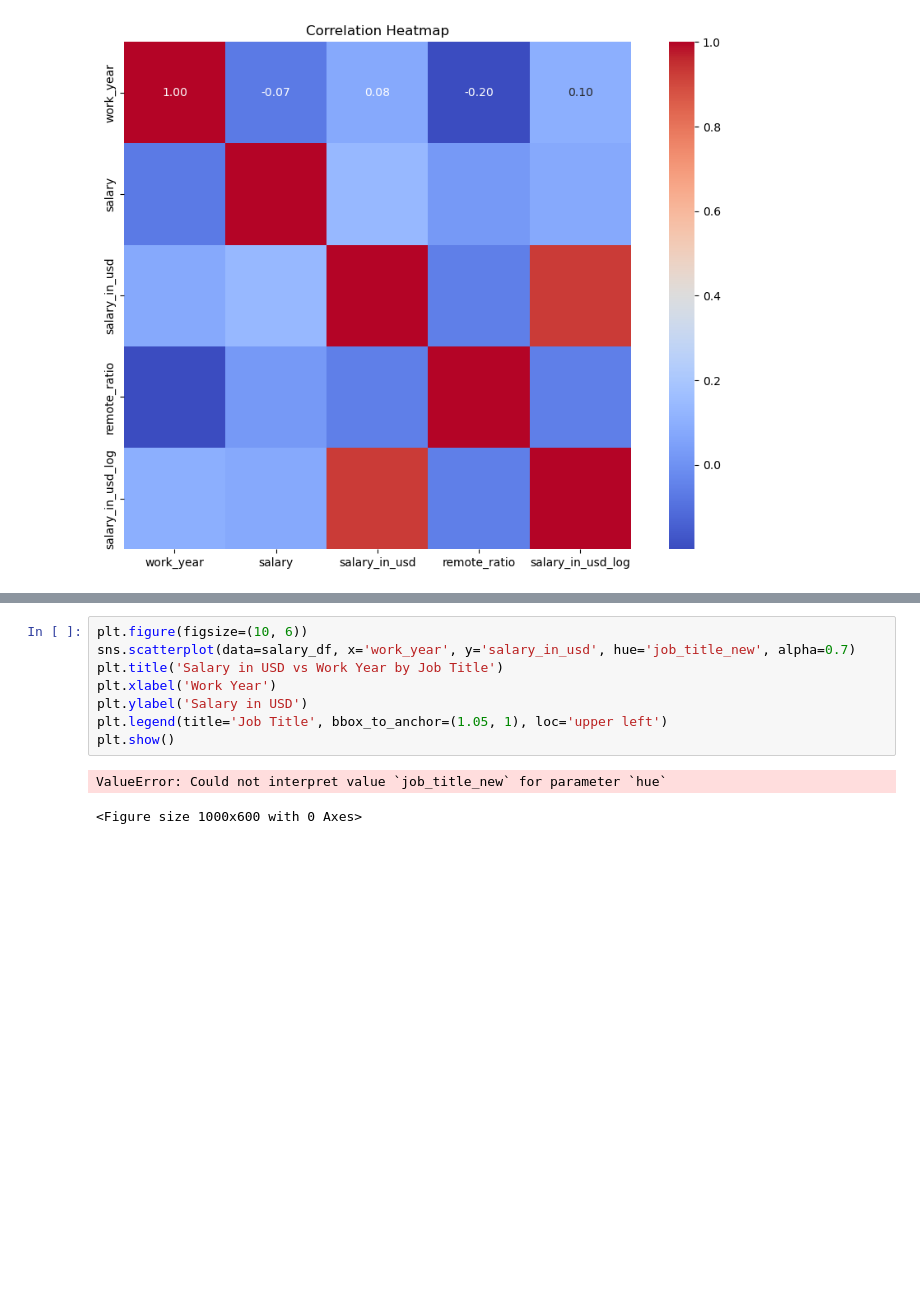
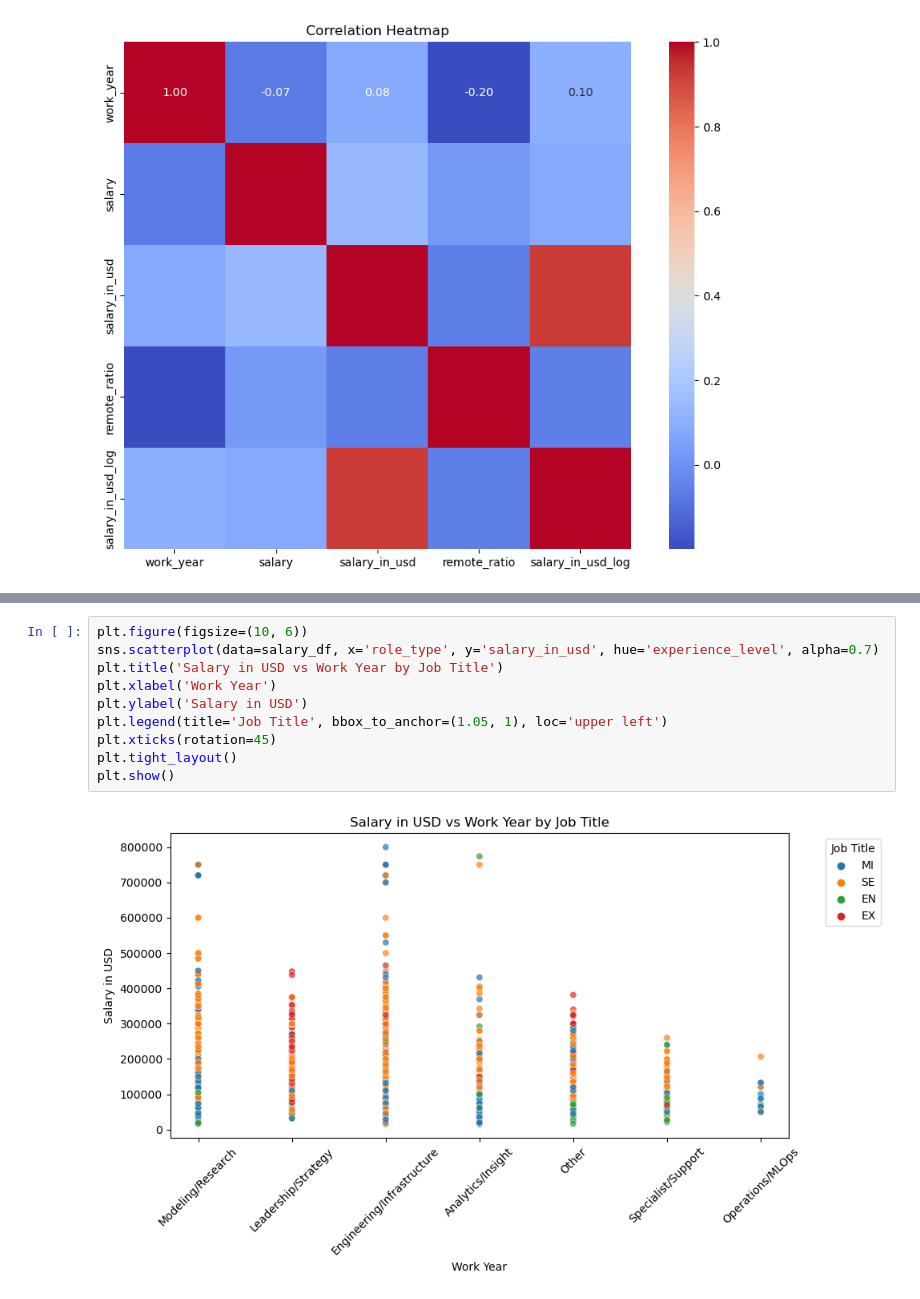
Before and after one commit to YanCotta/SDS-CP032-mlpaygrade, a Jupyter notebook: submissions/team-members/bonnie-yuan/salary.ipynb, the cells around one changed output, grey strips where cells are left out. Cells and saved outputs as stored; diff of their text form; blank space fills up the shorter version.

```diff
--- a/submissions/team-members/bonnie-yuan/salary.ipynb
+++ b/submissions/team-members/bonnie-yuan/salary.ipynb
@@ -338,11 +349,12 @@ plt.show()
 # %%
 plt.figure(figsize=(10, 6))
-sns.scatterplot(data=salary_df, x='work_year', y='salary_in_usd', hue='job_title_new', alpha=0.7)
+sns.scatterplot(data=salary_df, x='role_type', y='salary_in_usd', hue='experience_level', alpha=0.7)
 plt.title('Salary in USD vs Work Year by Job Title')
 plt.xlabel('Work Year')
 plt.ylabel('Salary in USD')
 plt.legend(title='Job Title', bbox_to_anchor=(1.05, 1), loc='upper left')
+plt.xticks(rotation=45)
+plt.tight_layout()
 plt.show()
 # %% [output]
-ValueError: Could not interpret value `job_title_new` for parameter `hue`
-<Figure size 1000x600 with 0 Axes>
+[figure, added]
```
Also changed, not shown: parts of 3 cells of this notebook.
